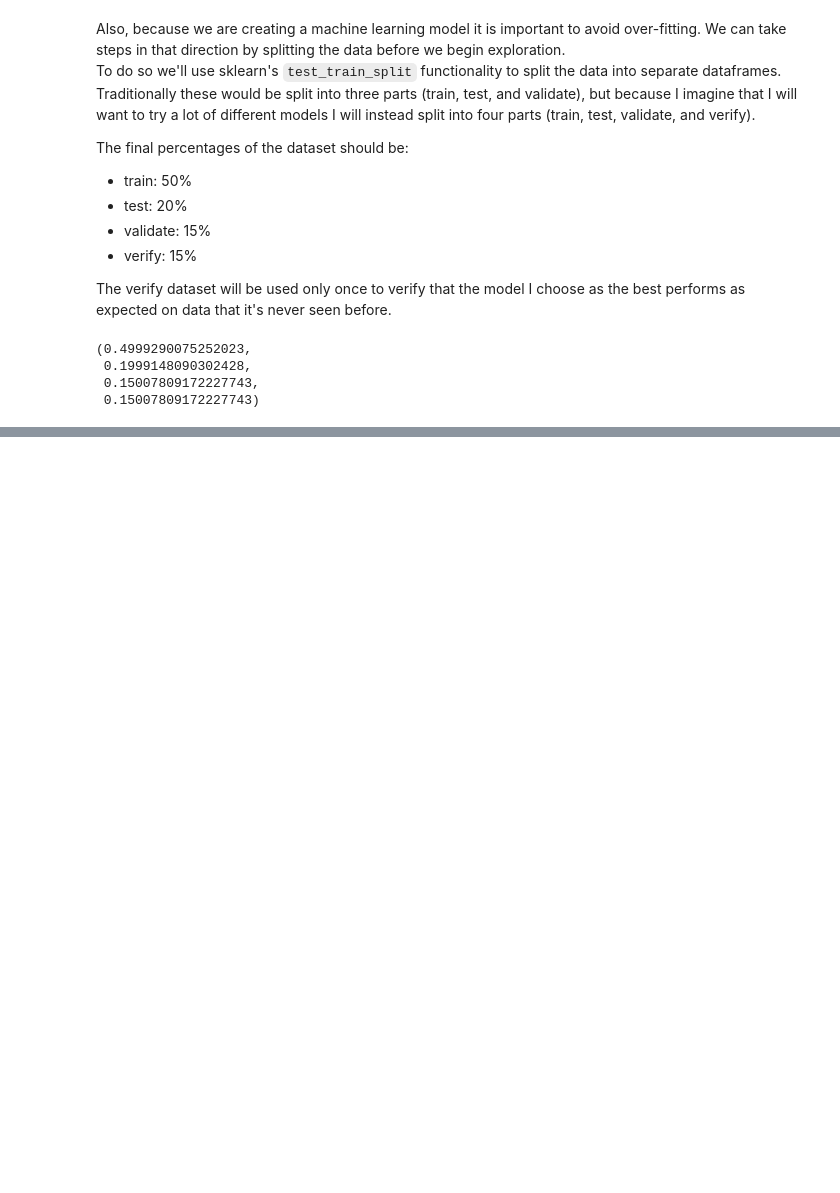
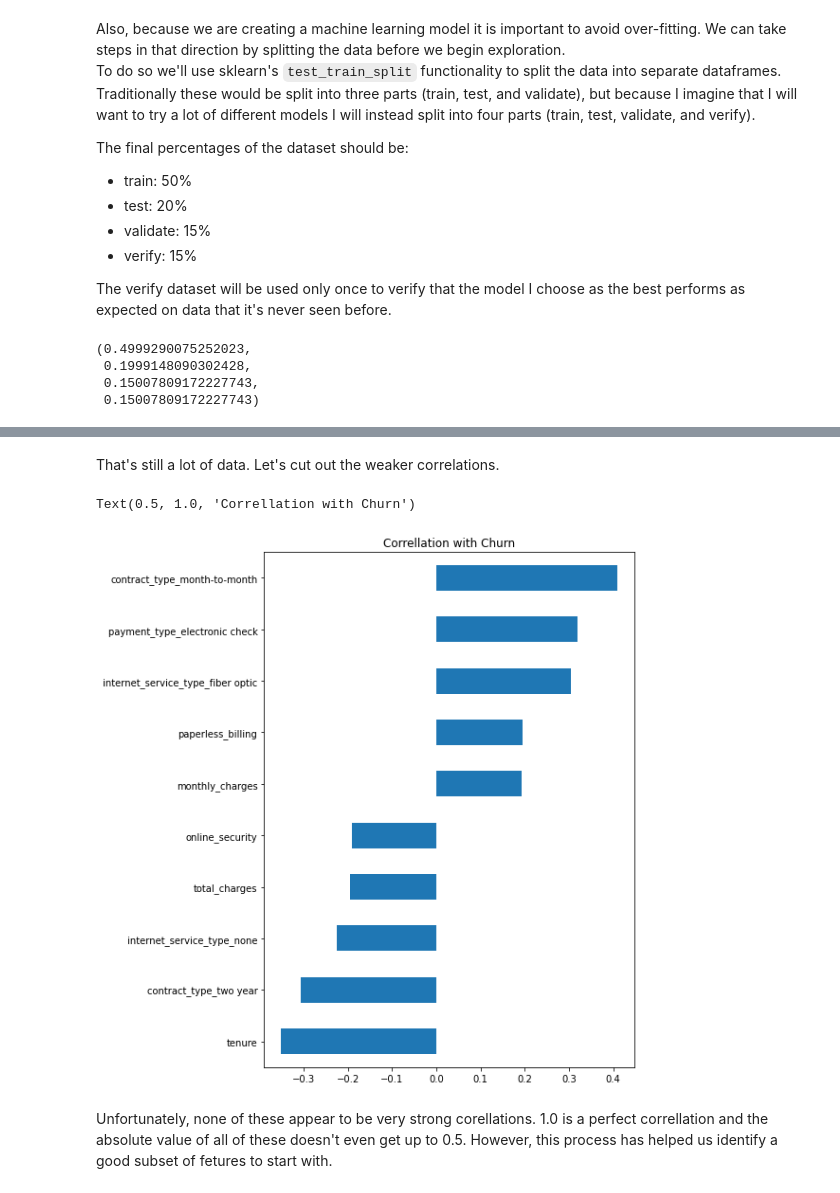
Before and after one commit to MrEnigmamgine/classification-project, a Jupyter notebook: prep-explore.ipynb, the cells around one changed output, grey strips where cells are left out. Drawn from its saved outputs; the diff is of its cells as text; code cells hidden in the pictures; blank space fills up the shorter version.

```diff
--- a/prep-explore.ipynb
+++ b/prep-explore.ipynb
@@ -543,0 +653,12 @@ len(df)
+# %% [markdown]
+That's still a lot of data.  Let's cut out the weaker correlations.
+# %%
+plt.figure(figsize=(7,10))
+x = full.corr().churn.drop(labels='churn').sort_values()
+ax = x[abs(x) > .18].plot(kind='barh')
+ax.set_title('Correllation with Churn')
+# %% [output]
+Text(0.5, 1.0, 'Correllation with Churn')
+[figure, added]
+# %% [markdown]
+Unfortunately, none of these appear to be very strong corellations.  1.0 is a perfect correllation and the absolute value of all of these doesn't even get up to 0.5.  However, this process has helped us identify a good subset of fetures to start with.
```
Also changed, not shown: parts of 80 cells of this notebook, 3 other files.
